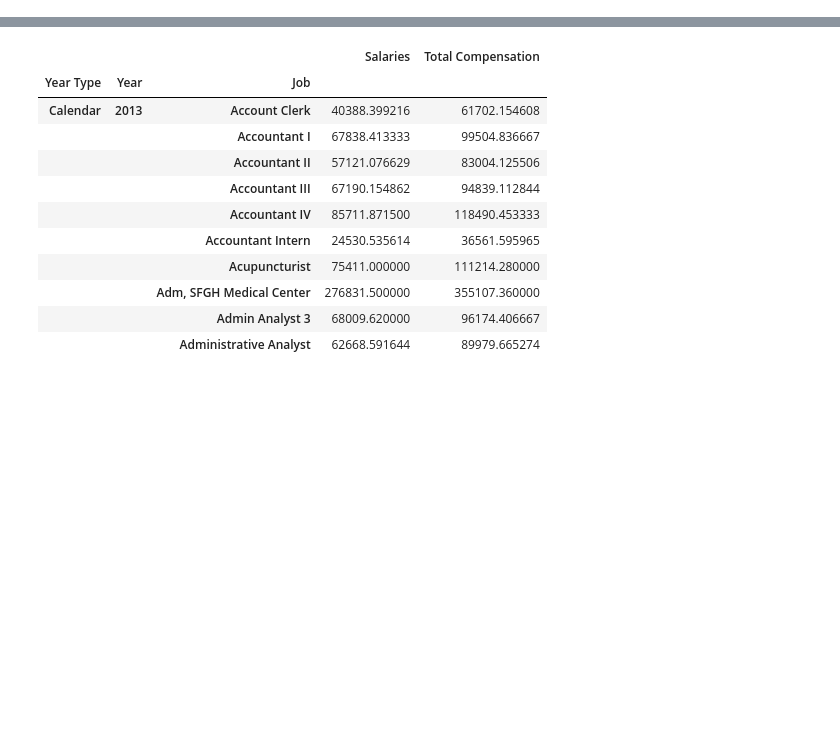
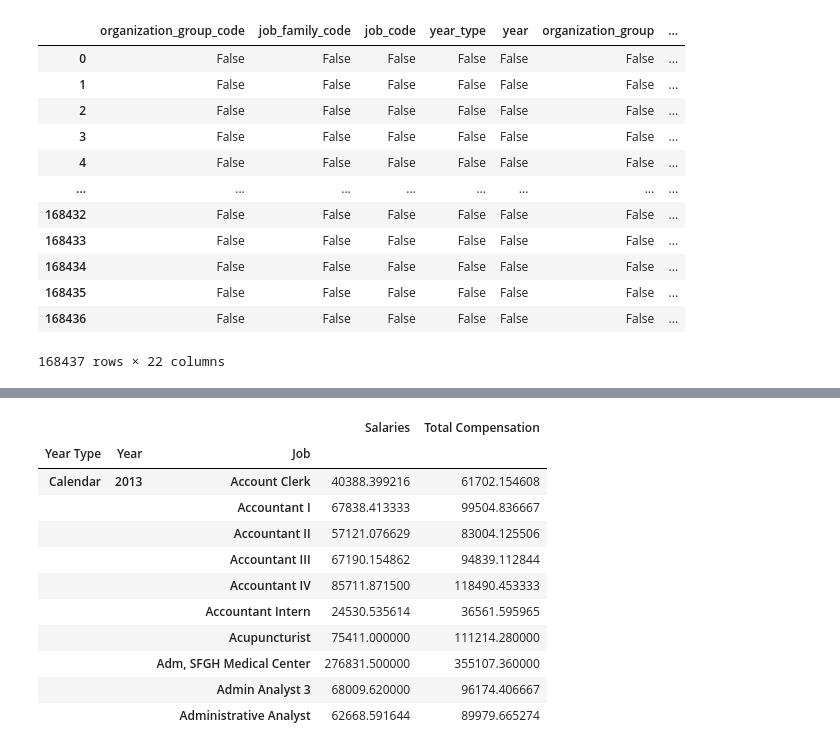
Before and after one commit to susiexia/SF_Employee_Comp_Dash, a Jupyter notebook: sf_comp_jupyter_analytics.ipynb, the cells around one changed output, grey strips where cells are left out. Saved outputs shown, nothing was run; the diff lists cells and outputs as text; code cells hidden in the pictures; blank space fills up the shorter version.

```diff
--- a/sf_comp_jupyter_analytics.ipynb
+++ b/sf_comp_jupyter_analytics.ipynb
@@ -44,0 +101,12 @@ df.head(5)
+# %%
+# define the numerical column
+numerical_column_names = [ 'year',  'employee_identifier', 'salaries', 'overtime', 'other_salaries', 'total_salary', 'retirement', 'health_and_dental', 'other_benefits', 'total_benefits', 'total_compensation']
+
+# change data types
+for column in column_name:
+    if column in numerical_column_names:
+        if column == 'year':
+            df[column] = df[column].astype('int')
+        else:
+            df[column] = df[column].astype('float64')
+print(df.dtypes)
@@ -93,0 +178,16 @@ category_column_name = ['organization_group_code', 'job_family_code', 'job_code'
+# %%
+df.isnull().sum()
+# %% [output]
+|  | organization_group_code | job_family_code | job_code | year_type | year | organization_group | ... |
+| 0 | False | False | False | False | False | False | ... |
+| 1 | False | False | False | False | False | False | ... |
+| 2 | False | False | False | False | False | False | ... |
+| 3 | False | False | False | False | False | False | ... |
+| 4 | False | False | False | False | False | False | ... |
+| ... | ... | ... | ... | ... | ... | ... | ... |
+| 168432 | False | False | False | False | False | False | ... |
+| 168433 | False | False | False | False | False | False | ... |
+| 168434 | False | False | False | False | False | False | ... |
+| 168435 | False | False | False | False | False | False | ... |
+| 168436 | False | False | False | False | False | False | ... |
+168437 rows × 22 columns
```
Also changed, not shown: parts of 17 cells of this notebook, 2 other files.
